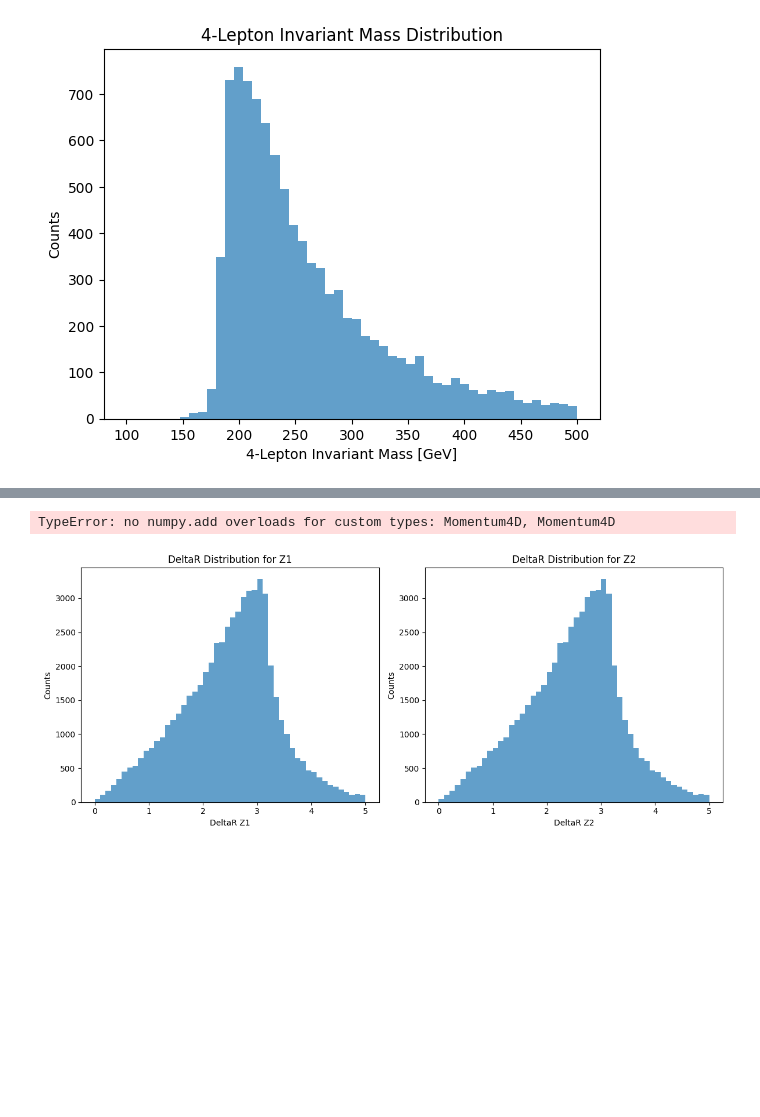
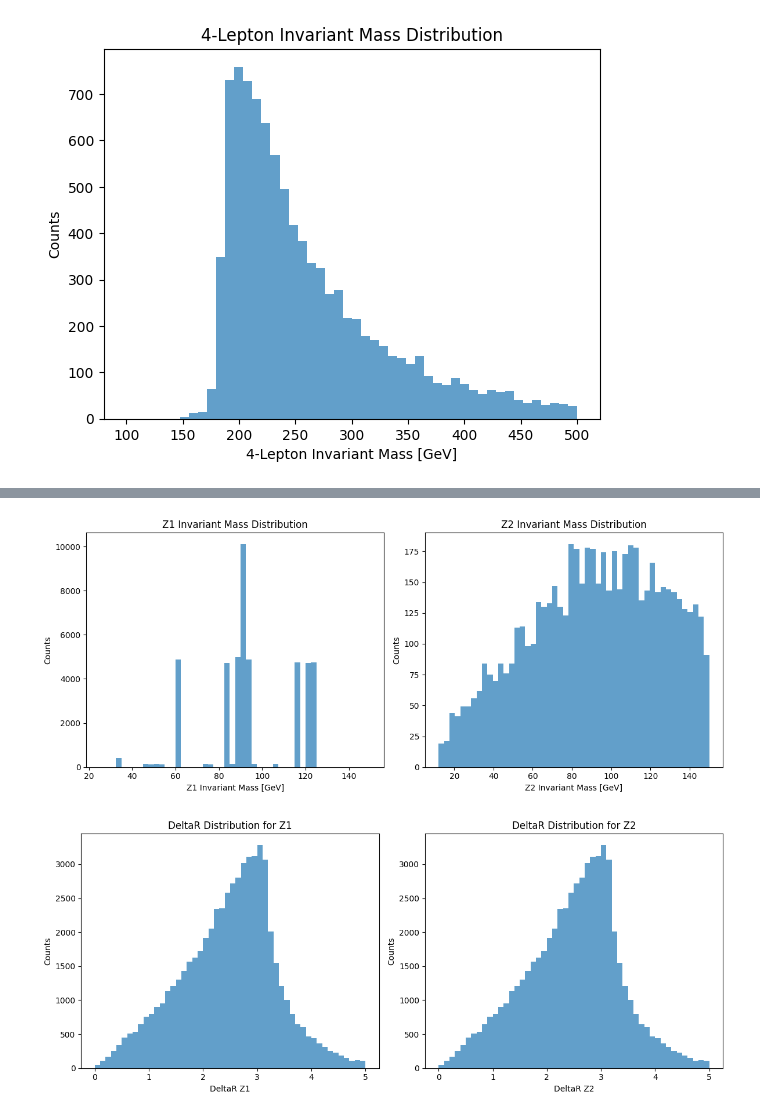
Before and after one commit to John-Aremu/SM-vs-EFT-simulation-analysis, a Jupyter notebook: pp4l.ipynb, the cells around one changed output, grey strips where cells are left out. Saved outputs shown, nothing was run; the diff lists cells and outputs as text; code cells hidden in the pictures; blank space fills up the shorter version.

```diff
--- a/pp4l.ipynb
+++ b/pp4l.ipynb
@@ -535,37 +564,72 @@ plt.show()
 # %%
-#z pairs from 4 leptons
+# z pairs from 4 leptons
 z_pairs = ak.combinations(four_leptons, 2, fields=["lep1", "lep2"])
-z1 = z_pairs.lep1 + z_pairs.lep2
-z2 = four_lepton - z1
 
-z1_mass = z1.mass
-z2_mass = z2.mass
+# build four-vector components for each lepton in each pair (use massful energy)
+lep1 = z_pairs.lep1
+lep2 = z_pairs.lep2
 
-#z candidate selection
+px1 = lep1.pt * np.cos(lep1.phi)
+py1 = lep1.pt * np.sin(lep1.phi)
+pz1 = lep1.pt * np.sinh(lep1.eta)
+E1  = np.sqrt(px1**2 + py1**2 + pz1**2 + lep1.mass**2)
+
+px2 = lep2.pt * np.cos(lep2.phi)
+py2 = lep2.pt * np.sin(lep2.phi)
+pz2 = lep2.pt * np.sinh(lep2.eta)
+E2  = np.sqrt(px2**2 + py2**2 + pz2**2 + lep2.mass**2)
+
+# sum to get Z1 four-vector per pair
+z1_px = px1 + px2
+z1_py = py1 + py2
+z1_pz = pz1 + pz2
+z1_E  = E1 + E2
+
+z1_mass = np.sqrt(np.maximum(0, z1_E**2 - z1_px**2 - z1_py**2 - z1_pz**2))
+
+# pack z1 as a record so later indexing works similarly to original code
+z1 = ak.zip({
+	"px": z1_px,
+	"py": z1_py,
+	"pz": z1_pz,
+	"E": z1_E,
+	"mass": z1_mass
+})
+
+# choose the candidate pair per event whose mass is closest to the Z mass
 z1_close = ak.argmin(abs(z1_mass - 91.1876), axis=1)
 z1_candidates = z1[z1_close]
-z2_candidates = four_lepton - z1_candidates
-z2_candidates = z2[z1_close]
 
+# compute the Z2 four-vector as the remainder of the event four-vector minus Z1
+# use precomputed event sums px_sum, py_sum, pz_sum, E_sum (from earlier cells)
+z2_px = px_sum - z1_candidates.px
+z2_py = py_sum - z1_candidates.py
+z2_pz = pz_sum - z1_candidates.pz
+z2_E  = E_sum  - z1_candidates.E
+
+z2_mass = np.sqrt(np.maximum(0, z2_E**2 - z2_px**2 - z2_py**2 - z2_pz**2))
+
+# now z1_candidates.mass and z2_mass are available for plotting
 z1_mass = z1_candidates.mass
-z2_mass = z2_candidates.mass
 
-#plot z1 and z2 mass distributions
+# plot z1 and z2 mass distributions
 plt.figure(figsize=(12, 5))
 plt.subplot(1, 2, 1)
 plt.hist(ak.ravel(z1_mass), bins=50, range=(25, 150), alpha=0.7)
 plt.xlabel("Z1 Invariant Mass [GeV]")
 plt.ylabel("Counts")
 plt.title("Z1 Invariant Mass Distribution")
+
 plt.subplot(1, 2, 2)
 plt.hist(ak.ravel(z2_mass), bins=50, range=(12, 150), alpha=0.7)
 plt.xlabel("Z2 Invariant Mass [GeV]")
 plt.ylabel("Counts")
 plt.title("Z2 Invariant Mass Distribution")
+
 plt.tight_layout()
 plt.show()
 # %% [output]
-TypeError: no numpy.add overloads for custom types: Momentum4D, Momentum4D
+[figure, added]
 # %%
 #compute deltaR between leptons in z1 and z2
 deta = z_pairs.lep1.eta - z_pairs.lep2.eta
```
Also changed, not shown: parts of 2 cells of this notebook, 1 other file.
